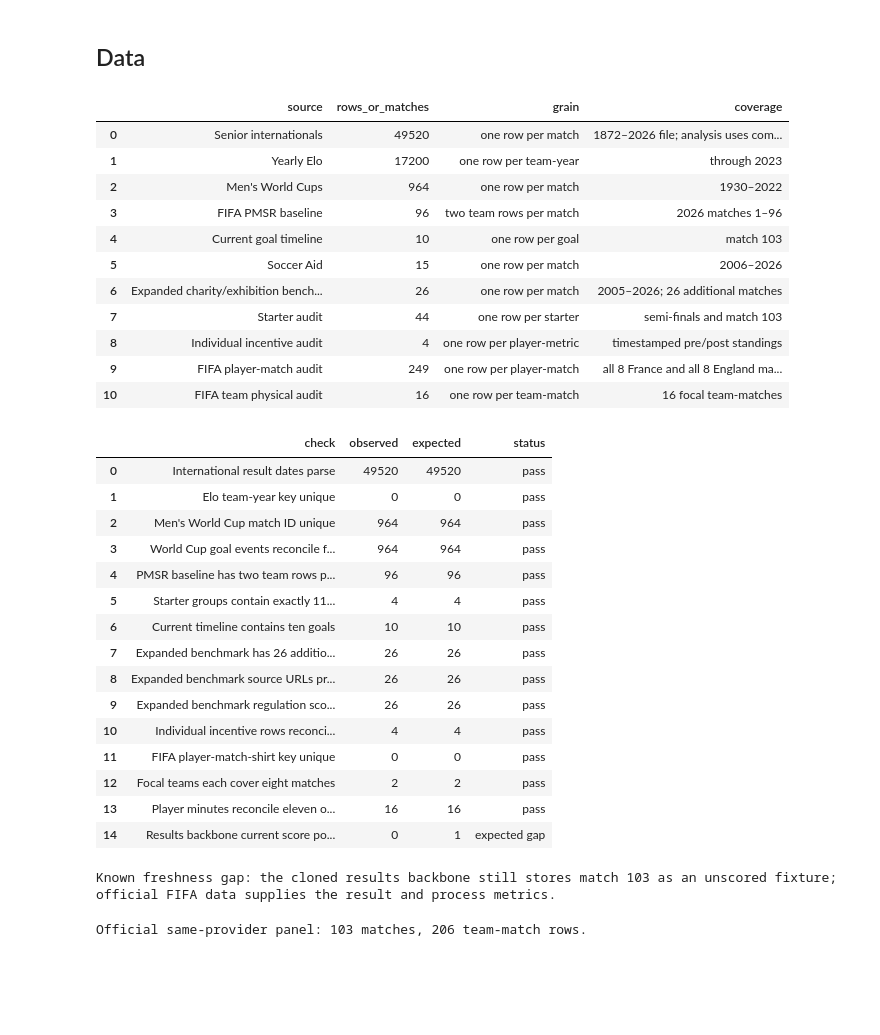
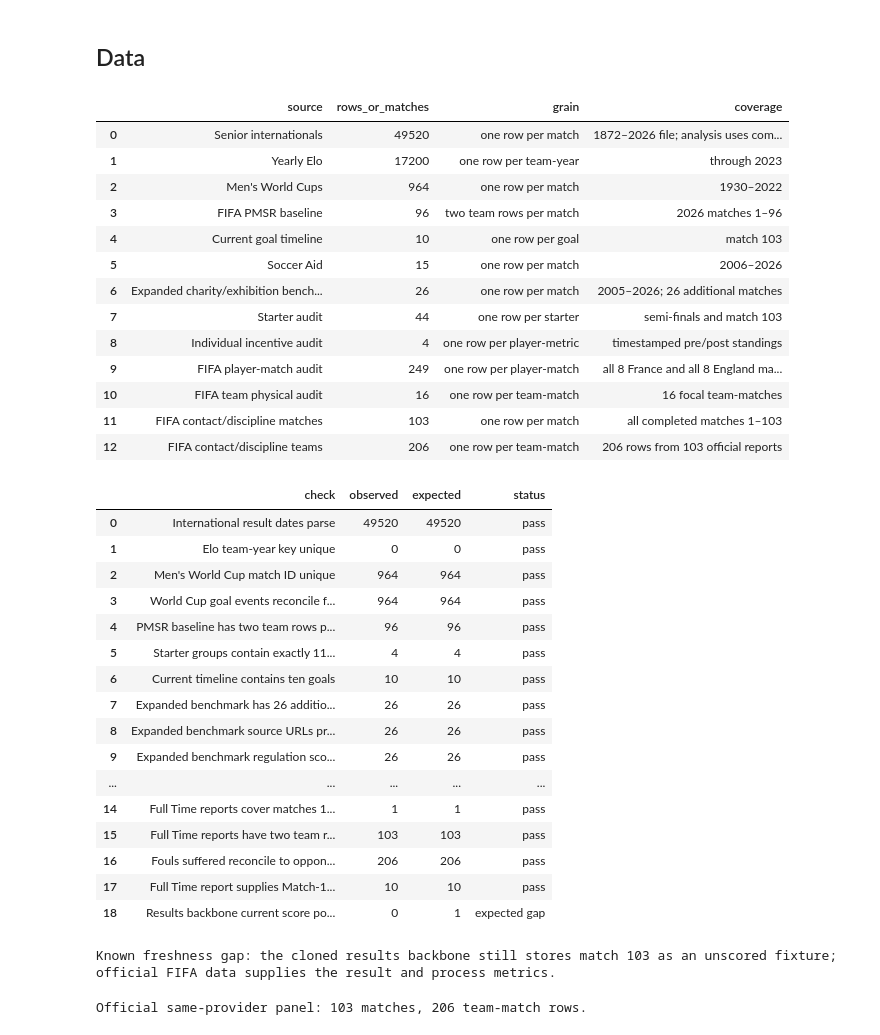
Before and after one commit to Shiverion/england-france-third-place-analysis, a Jupyter notebook: output/jupyter-notebook/england_france_2026_third_place_analysis_v2.ipynb, the cells around one changed output. Saved outputs shown, nothing was run; the diff lists cells and outputs as text; code cells hidden in the pictures; blank space fills up the shorter version.

Commit message:
Add contact and discipline intensity analysis

```diff
--- a/output/jupyter-notebook/england_france_2026_third_place_analysis_v2.ipynb
+++ b/output/jupyter-notebook/england_france_2026_third_place_analysis_v2.ipynb
@@ -153,6 +159,8 @@ lineups = pd.read_csv(ROOT / "data" / "lineup_starters.csv")
 player_incentives = pd.read_csv(ROOT / "data" / "player_incentive_evidence.csv")
 player_match = pd.read_csv(PROCESSED / "fifa_2026_france_england_player_match.csv")
 team_physical = pd.read_csv(PROCESSED / "fifa_2026_france_england_team_physical.csv")
+match_discipline = pd.read_csv(PROCESSED / "fifa_2026_match_contact_discipline.csv")
+team_discipline = pd.read_csv(PROCESSED / "fifa_2026_team_contact_discipline.csv")
 
 source_table = pd.DataFrame([
     ("Senior internationals", len(results), "one row per match", "1872–2026 file; analysis uses complete 1991–2023 rows"),
@@ -166,6 +174,8 @@ source_table = pd.DataFrame([
     ("Individual incentive audit", len(player_incentives), "one row per player-metric", "timestamped pre/post standings"),
     ("FIFA player-match audit", len(player_match), "one row per player-match", "all 8 France and all 8 England matches"),
     ("FIFA team physical audit", len(team_physical), "one row per team-match", "16 focal team-matches"),
+    ("FIFA contact/discipline matches", len(match_discipline), "one row per match", "all completed matches 1–103"),
+    ("FIFA contact/discipline teams", len(team_discipline), "one row per team-match", "206 rows from 103 official reports"),
 ], columns=["source", "rows_or_matches", "grain", "coverage"])
 display(source_table)
 # %% [output]
@@ -181,6 +191,8 @@ display(source_table)
 | 8 | Individual incentive audit | 4 | one row per player-metric | timestamped pre/post standings |
 | 9 | FIFA player-match audit | 249 | one row per player-match | all 8 France and all 8 England ma... |
 | 10 | FIFA team physical audit | 16 | one row per team-match | 16 focal team-matches |
+| 11 | FIFA contact/discipline matches | 103 | one row per match | all completed matches 1–103 |
+| 12 | FIFA contact/discipline teams | 206 | one row per team-match | 206 rows from 103 official reports |
 # %%
 # Data-quality audit: grain, uniqueness, completeness, and source reconciliation
 results["date"] = pd.to_datetime(results["date"], errors="coerce")
@@ -205,6 +217,17 @@ player_match_coverage = player_match.groupby("team")["match_number"].nunique()
 minute_totals = player_match.groupby(["match_number", "team", "match_duration"])["minutes"].sum()
 minute_expected = minute_totals.index.get_level_values("match_duration") * 11
 minute_groups_reconciled = int(np.isclose(minute_totals.to_numpy(), minute_expected).sum())
+discipline_team_sizes = team_discipline.groupby("match_number").size()
+discipline_foul_reconciliation = team_discipline.merge(
+    team_discipline[["match_number", "team", "fouls_committed"]],
+    left_on=["match_number", "opponent"],
+    right_on=["match_number", "team"],
+    suffixes=("", "_opponent"),
+    validate="one_to_one",
+)
+discipline_fouls_reconciled = discipline_foul_reconciliation[
+    "fouls_suffered"
+].eq(discipline_foul_reconciliation["fouls_committed_opponent"])
 
 quality_checks = pd.DataFrame([
     ("International result dates parse", int(results["date"].notna().sum()), len(results), "pass" if results["date"].notna().all() else "review"),
@@ -221,43 +244,52 @@ quality_checks = pd.DataFrame([
     ("FIFA player-match-shirt key unique", player_key_duplicates, 0, "pass" if player_key_duplicates == 0 else "fail"),
     ("Focal teams each cover eight matches", int(player_match_coverage.eq(8).sum()), 2, "pass" if player_match_coverage.eq(8).all() else "fail"),
     ("Player minutes reconcile eleven on-field slots", minute_groups_reconciled, len(minute_totals), "pass" if minute_groups_reconciled == len(minute_totals) else "fail"),
+    ("Full Time reports cover matches 1–103 exactly", int(set(match_discipline["match_number"]) == set(range(1, 104))), 1, "pass" if set(match_discipline["match_number"]) == set(range(1, 104)) else "fail"),
+    ("Full Time reports have two team rows per match", int(discipline_team_sizes.eq(2).sum()), 103, "pass" if discipline_team_sizes.eq(2).all() else "fail"),
+    ("Fouls suffered reconcile to opponent fouls", int(discipline_fouls_reconciled.sum()), len(team_discipline), "pass" if discipline_fouls_reconciled.all() else "fail"),
+    ("Full Time report supplies Match-103 ten-goal score", int(match_discipline.loc[match_discipline["match_number"].eq(103), "total_goals"].iloc[0]), 10, "pass"),
     ("Results backbone current score populated", int(current_result_row[["home_score", "away_score"]].notna().all(axis=1).sum()), 1, "expected gap"),
 ], columns=["check", "observed", "expected", "status"])
 
 assert ratings[["year", "team"]].drop_duplicates().shape[0] == len(ratings)
 assert men["match_id"].is_unique
 assert (men["event_goal_count"] == men["score_goal_count"]).all()
 assert pmsr_base.groupby("match_number").size().eq(2).all()
 assert lineup_sizes.eq(11).all()
 assert len(current_goals) == 10
 assert len(exhibition_benchmark) == 26
 assert exhibition_benchmark["source_url"].notna().all()
 assert ((exhibition_benchmark["team_a_goals"] >= 0) & (exhibition_benchmark["team_b_goals"] >= 0)).all()
 assert not player_incentives.duplicated(["player", "metric"]).any()
 assert incentive_arithmetic.all()
 assert player_key_duplicates == 0
 assert player_match_coverage.eq(8).all()
 assert minute_groups_reconciled == len(minute_totals)
+assert set(match_discipline["match_number"]) == set(range(1, 104))
+assert discipline_team_sizes.eq(2).all()
+assert discipline_fouls_reconciled.all()
+assert match_discipline.loc[match_discipline["match_number"].eq(103), "total_goals"].iloc[0] == 10
 display(quality_checks)
 
 print("Known freshness gap: the cloned results backbone still stores match 103 as an unscored fixture; official FIFA data supplies the result and process metrics.")
 # %% [output]
 |  | check | observed | expected | status |
 | 0 | International result dates parse | 49520 | 49520 | pass |
 | 1 | Elo team-year key unique | 0 | 0 | pass |
 | 2 | Men's World Cup match ID unique | 964 | 964 | pass |
 | 3 | World Cup goal events reconcile f... | 964 | 964 | pass |
 | 4 | PMSR baseline has two team rows p... | 96 | 96 | pass |
 | 5 | Starter groups contain exactly 11... | 4 | 4 | pass |
 | 6 | Current timeline contains ten goals | 10 | 10 | pass |
 | 7 | Expanded benchmark has 26 additio... | 26 | 26 | pass |
 | 8 | Expanded benchmark source URLs pr... | 26 | 26 | pass |
 | 9 | Expanded benchmark regulation sco... | 26 | 26 | pass |
-| 10 | Individual incentive rows reconci... | 4 | 4 | pass |
-| 11 | FIFA player-match-shirt key unique | 0 | 0 | pass |
-| 12 | Focal teams each cover eight matches | 2 | 2 | pass |
-| 13 | Player minutes reconcile eleven o... | 16 | 16 | pass |
-| 14 | Results backbone current score po... | 0 | 1 | expected gap |
+| ... | ... | ... | ... | ... |
+| 14 | Full Time reports cover matches 1... | 1 | 1 | pass |
+| 15 | Full Time reports have two team r... | 103 | 103 | pass |
+| 16 | Fouls suffered reconcile to oppon... | 206 | 206 | pass |
+| 17 | Full Time report supplies Match-1... | 10 | 10 | pass |
+| 18 | Results backbone current score po... | 0 | 1 | expected gap |
 Known freshness gap: the cloned results backbone still stores match 103 as an unscored fixture; official FIFA data supplies the result and process metrics.
 # %%
 # Extend the official FIFA PMSR panel from match 96 through match 103
```
Also changed, not shown: parts of 7 cells of this notebook, 18 other files.
